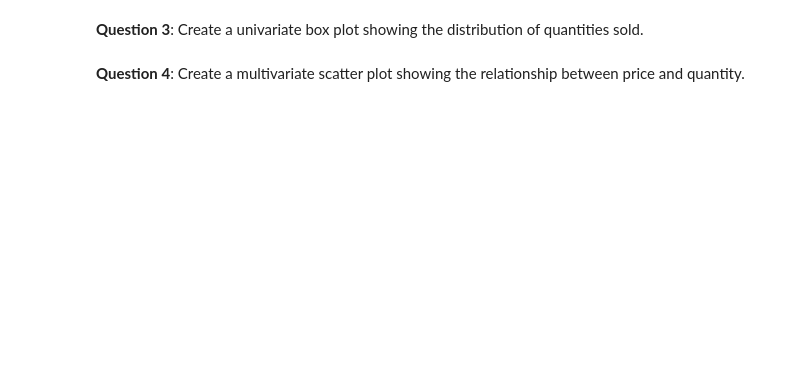
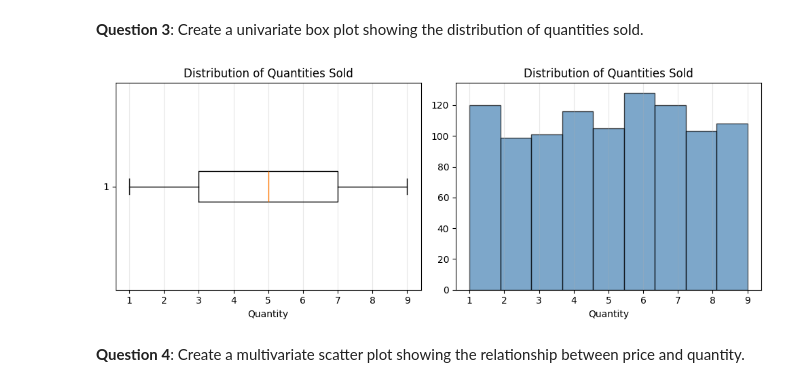
Before and after one commit to gaspardvilla/Nomades_ADA, a Jupyter notebook: week_2/corrections/monday.ipynb, the cells around one changed output. Saved outputs shown, nothing was run; the diff lists cells and outputs as text; code cells hidden in the pictures; blank space fills up the shorter version.

```diff
--- a/week_2/corrections/monday.ipynb
+++ b/week_2/corrections/monday.ipynb
@@ -135,2 +300,19 @@ We'll cover both **univariate** (single variable) and **multivariate** (multiple
+# %%
+# Your code here
+plt.figure(figsize=(10, 4))
+plt.subplot(1, 2, 1)
+plt.boxplot(df['Quantity'], vert=False)
+plt.title('Distribution of Quantities Sold')
+plt.xlabel('Quantity')
+plt.grid(axis='x', alpha=0.3)
+plt.subplot(1, 2, 2)
+plt.hist(df['Quantity'], bins=9, alpha=0.7, color='steelblue', edgecolor='black')
+plt.title('Distribution of Quantities Sold')
+plt.xlabel('Quantity')
+plt.grid(axis='x', alpha=0.3)
+plt.tight_layout()
+plt.show()
+# %% [output]
+[figure, added]
 # %% [markdown]
 **Question 4**: Create a multivariate scatter plot showing the relationship between price and quantity.
```
Also changed, not shown: parts of 35 cells of this notebook, 4 other files.
